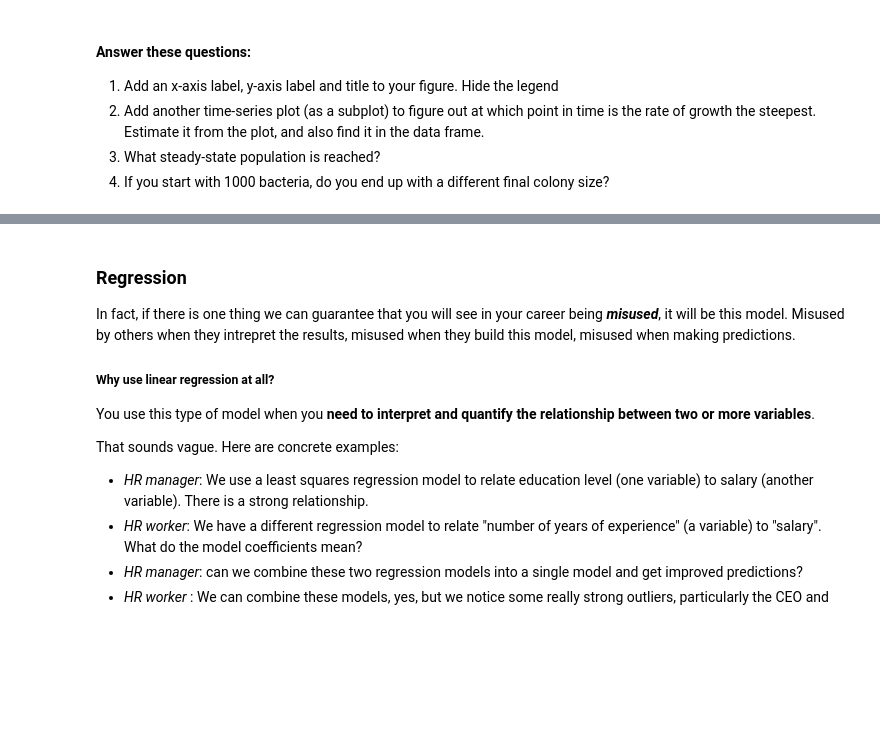
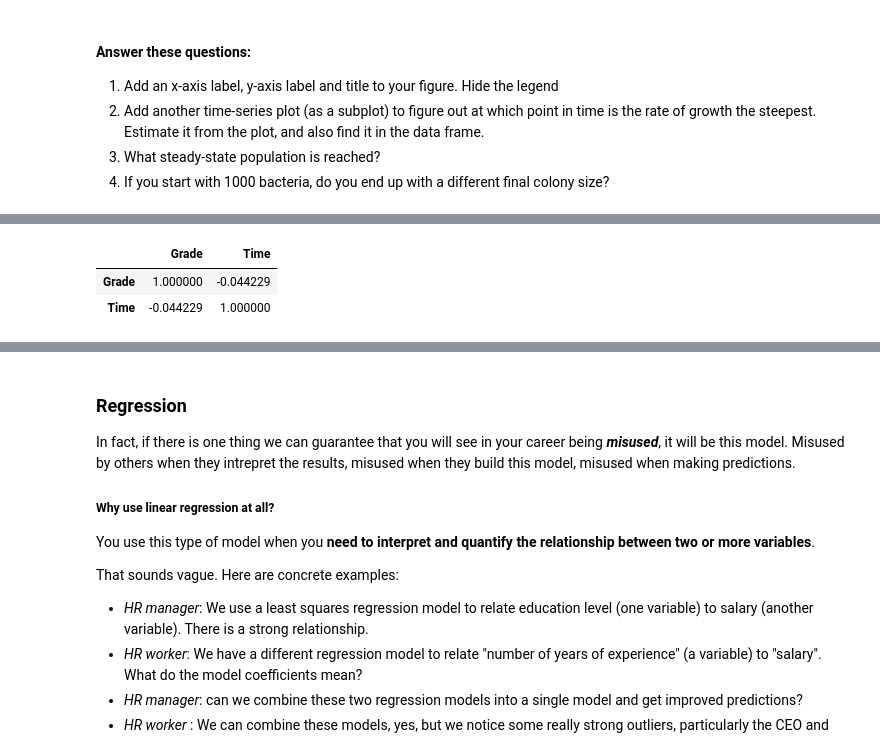
Before and after one commit to kgdunn/python-basic-notebooks, a Jupyter notebook: Module-10-interactive.ipynb, the cells around one changed output, grey strips where cells are left out. Cells and saved outputs as stored; diff of their text form; code cells hidden in the pictures; blank space fills up the shorter version.

```diff
--- a/Module-10-interactive.ipynb
+++ b/Module-10-interactive.ipynb
@@ -484,0 +507,6 @@ In summary:
+# %%
+display(grades.corr())
+# %% [output]
+|  | Grade | Time |
+| Grade | 1.000000 | -0.044229 |
+| Time | -0.044229 | 1.000000 |
```
Also changed, not shown: parts of 14 cells of this notebook, 1 other file.
